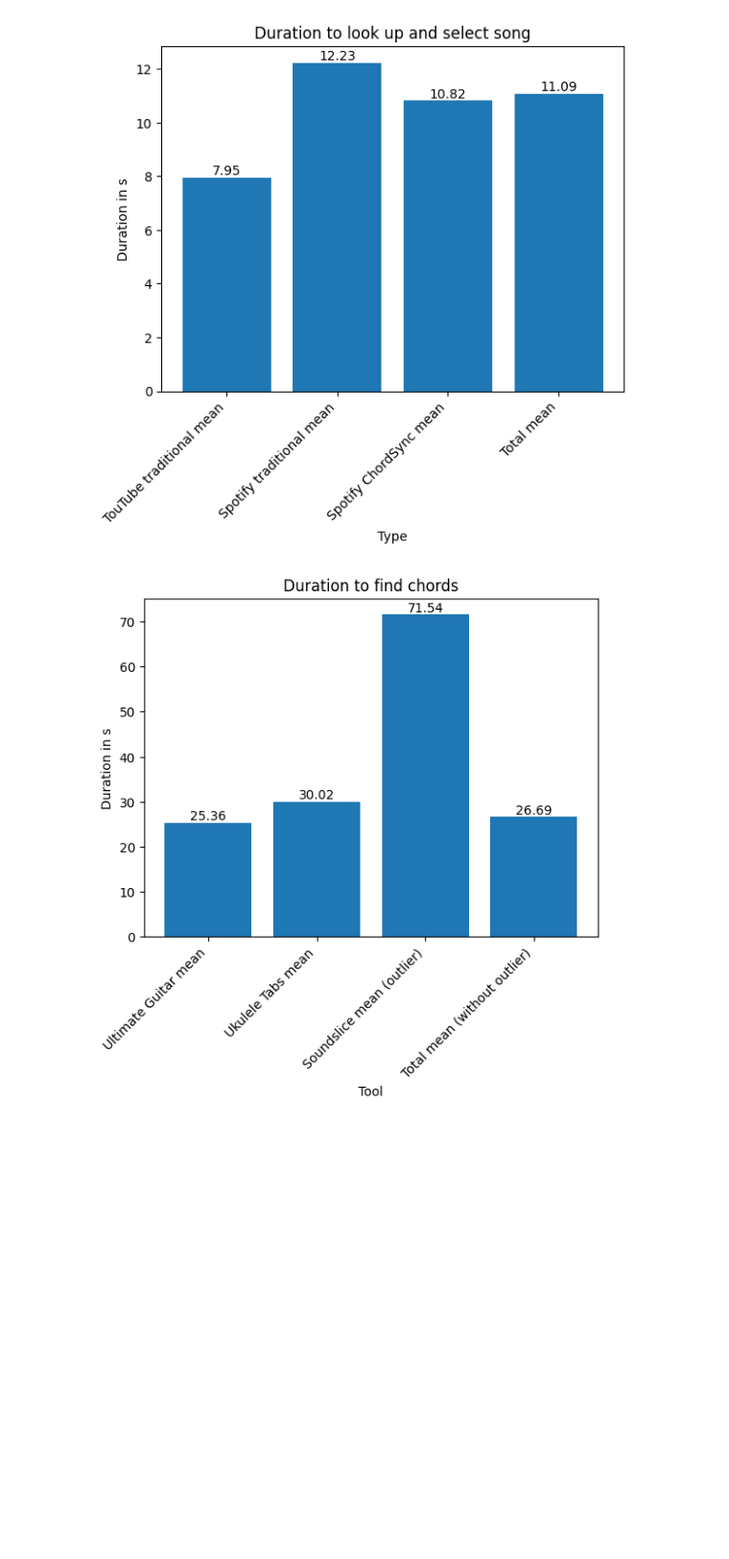
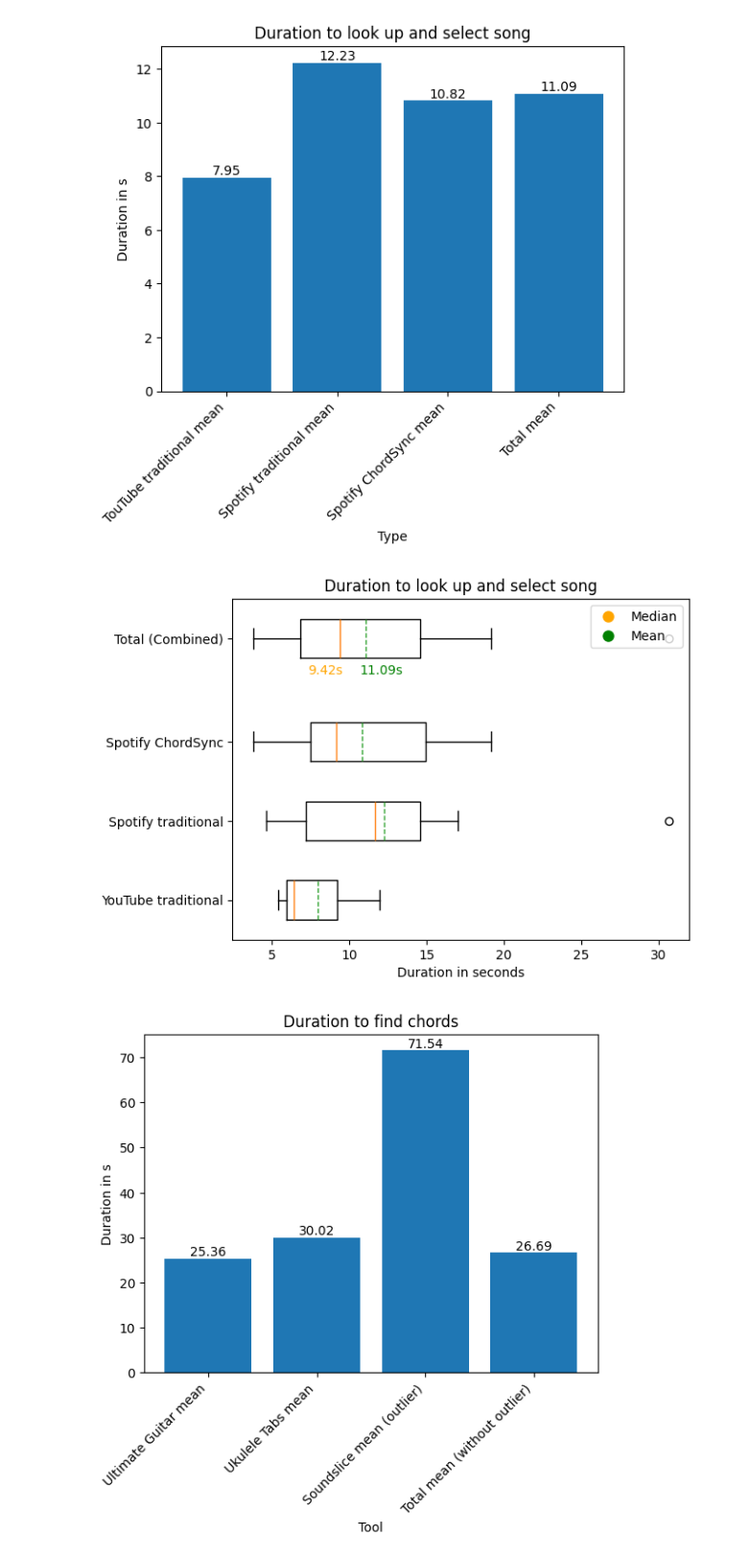
Before and after one commit to simonroedig/ChordSync_Study, a Jupyter notebook: study_analysis_task_performance.ipynb, the cells around one changed output. Shown at 96% size. Cells and saved outputs as stored; diff of their text form; code cells hidden in the pictures; blank space fills up the shorter version.

```diff
--- a/study_analysis_task_performance.ipynb
+++ b/study_analysis_task_performance.ipynb
@@ -87,6 +88,71 @@ y_axis = [duration_to_look_up_and_select_song_yt_traditional_mean, duration_to_l
 plot_bar_graph_2(x_axis, y_axis, "Type", "Duration in s", "Duration to look up and select song")
 # %% [output]
 [figure]
+# %%
+"""
+Every participant played 4 songs in total in the study.
+2 songs in the traditional task performance and
+2 songs in the ChordSync task performance.
+Thus for every participant looking up the song and selecting it could be measured 4 times.
+The first 2 times where measured with whatever music provider participant wanted to use (Turned out to be either youtube or spotify).
+The last 2 times where measured with the participant using Spotify, as ChordSync works with Spotify.
+One user used "Songslice" for play along, here the song automatically plays on chord/note site, so the combined array length of all times is not participant_ammount * 4,
+but relevant is the mean.
+The times where measured as precise as possible with a stopwatch via additional rechecking and remeasuring with the study recordings.
+"""
+# HIER BOX PLOT, da TIME, das sehr quantitativ,
+
+# Your existing data
+
+# Measured from point where YouTube tab was opend, until exact click on desired songs video (in s)
+duration_to_look_up_and_select_song_yt_traditional = [6.44, 5.43, 11.97]
+
+# Measured from point where Spotify instance was opend, until exact click on desired songs play button (in s)
+duration_to_look_up_and_select_song_spotify_traditional = [8.74, 6.33, 4.65, 5.30, 15.48, 7.44, 12.43, 10.90, 13.62, 30.65, 14.25, 17.02]
+duration_to_look_up_and_select_song_spotify_chordsync = [6.36, 7.25, 7.91, 9.42, 3.77, 5.85, 7.57, 7.60, 12.29, 14.88, 11.50, 18.98, 8.90, 15.13, 16.48, 19.20]
+all_durations_to_look_up_and_select_song = duration_to_look_up_and_select_song_yt_traditional + duration_to_look_up_and_select_song_spotify_traditional + duration_to_look_up_and_select_song_spotify_chordsync
+
+# Calculate means
+duration_to_look_up_and_select_song_yt_traditional_mean = statistics.mean(duration_to_look_up_and_select_song_yt_traditional)
+duration_to_look_up_and_select_song_spotify_traditional_mean = statistics.mean(duration_to_look_up_and_select_song_spotify_traditional)
+duration_to_look_up_and_select_song_spotify_chordsync_mean = statistics.mean(duration_to_look_up_and_select_song_spotify_chordsync)
+all_durations_finding_song_mean = statistics.mean(duration_to_look_up_and_select_song_yt_traditional + duration_to_look_up_and_select_song_spotify_traditional + duration_to_look_up_and_select_song_spotify_chordsync)
+
+# Data for plotting
+data = [duration_to_look_up_and_select_song_yt_traditional,
+        duration_to_look_up_and_select_song_spotify_traditional,
+        duration_to_look_up_and_select_song_spotify_chordsync,
+        all_durations_to_look_up_and_select_song]
+
+medians = [statistics.median(d) for d in data]
+
+# Calculate means
+means = [statistics.mean(d) for d in data]
+
+# Labels for x-axis
+labels = ['YouTube traditional', 'Spotify traditional', 'Spotify ChordSync', 'Total (Combined)']
+
+# Plotting boxplots
+plt.boxplot(data, labels=labels, vert=False, positions=[1, 2, 3, 4.3], meanline=True, showmeans=True)
+
+# Adding labels and title
+plt.xlabel('Duration in seconds')
+plt.title('Duration to look up and select song')
+
+median_legend = plt.Line2D([0], [0], marker='o', color='w', markerfacecolor='orange', markersize=10, label='Median')
+mean_legend = plt.Line2D([0], [0], marker='o', color='w', markerfacecolor='green', markersize=10, label='Mean')
+plt.legend(handles=[median_legend, mean_legend], loc="upper right")
+
+# plt.text(medians[0], 0.6, f'{medians[0]:.2f}s', ha='center', va='center', color='orange')
+# plt.text(medians[1], 1.6, f'{medians[1]:.2f}s', ha='center', va='center', color='orange')
+# plt.text(medians[2], 2.6, f'{medians[2]:.2f}s', ha='center', va='center', color='orange')
+plt.text(medians[3] - 1, 3.9, f'{medians[3]:.2f}s', ha='center', va='center', color='orange')
+plt.text(means[3] + 1, 3.9, f'{means[3]:.2f}s', ha='center', va='center', color='green')
+
+# Show the plot
+plt.show()
+# %% [output]
+[figure, added]
 # %%
 # Measured from the point, where participant has the first instance open to enter his search query (i.e. clicked into search bar, opened browser and clicked on search field...)
 # until the point where the participant set-up his chord music sheet (i.e. scrolled down to first line or chord so user can initiate playing)
```
Also changed, not shown: parts of 7 cells of this notebook.
